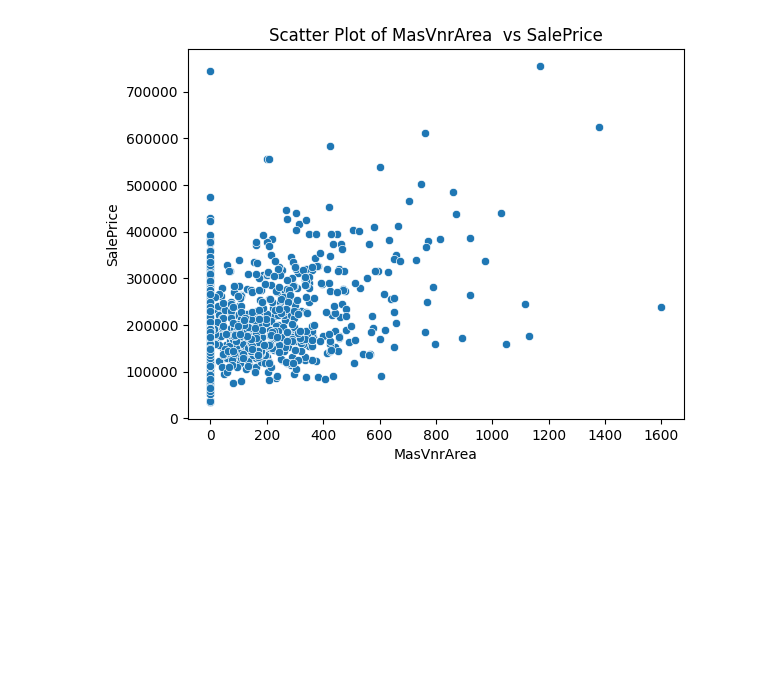
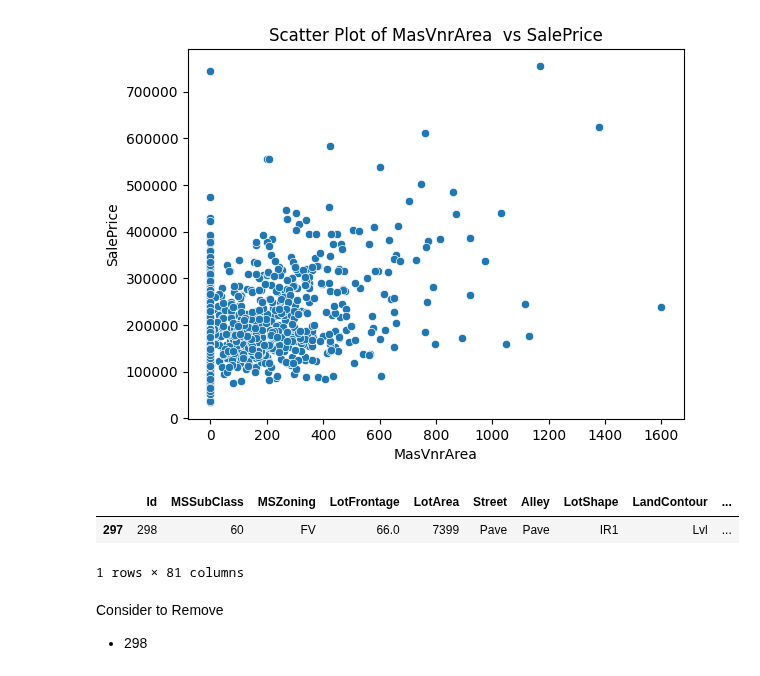
Before and after one commit to theakash07/Machine_learning, a Jupyter notebook: HousePricePrediction.ipynb, the cells around one changed output. Drawn from its saved outputs; the diff is of its cells as text; code cells hidden in the pictures; blank space fills up the shorter version.

```diff
--- a/HousePricePrediction.ipynb
+++ b/HousePricePrediction.ipynb
@@ -343,3 +343,14 @@ plt.title('Scatter Plot of MasVnrArea  vs SalePrice')  # Set the title of the pl
 plt.show()  # Display the plot
 # %% [output]
 [figure]
+# %%
+train.query('MasVnrArea > 1500')
+# %% [output]
+|  | Id | MSSubClass | MSZoning | LotFrontage | LotArea | Street | Alley | LotShape | LandContour | ... |
+| 297 | 298 | 60 | FV | 66.0 | 7399 | Pave | Pave | IR1 | Lvl | ... |
+1 rows × 81 columns
+# %% [markdown]
+Consider to Remove
+
+
+*   298
```
